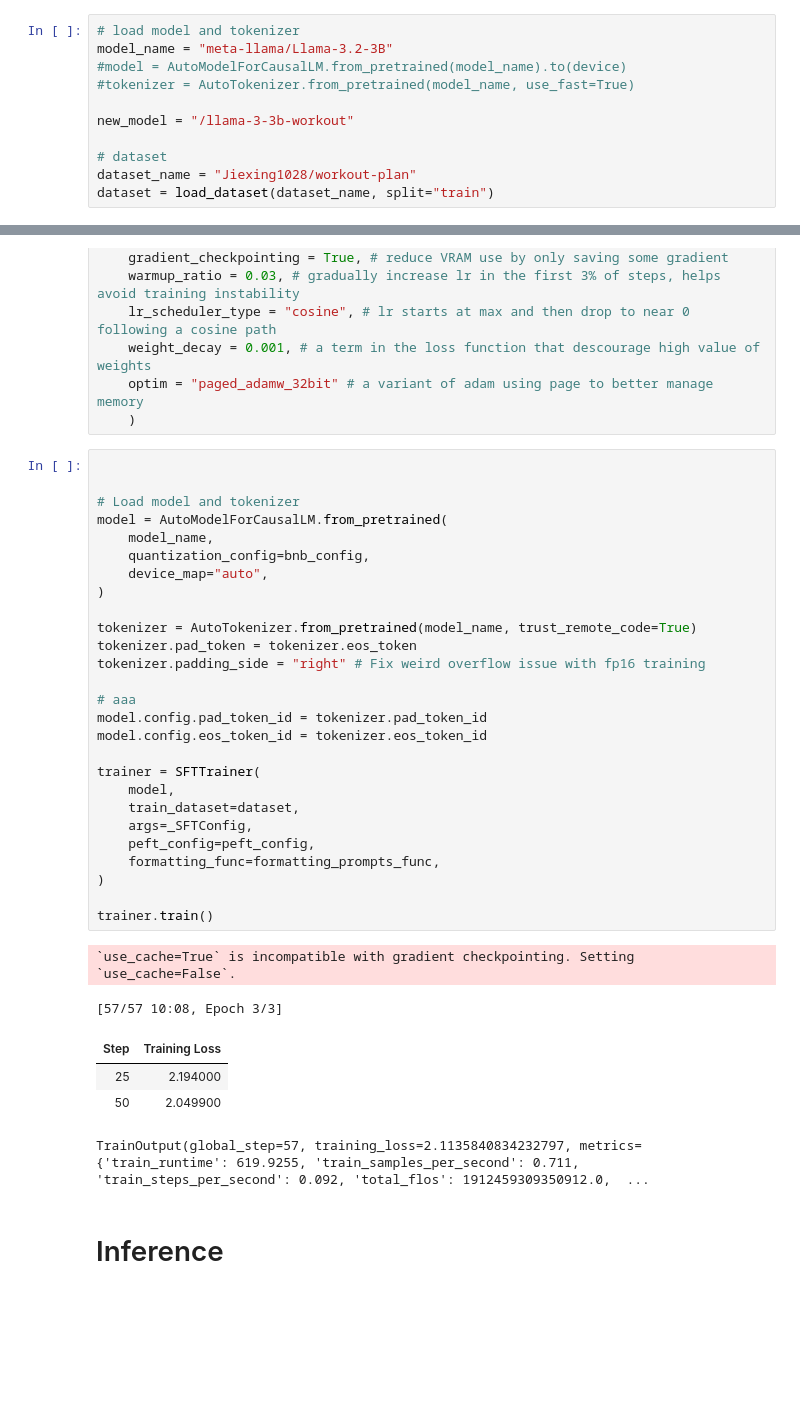
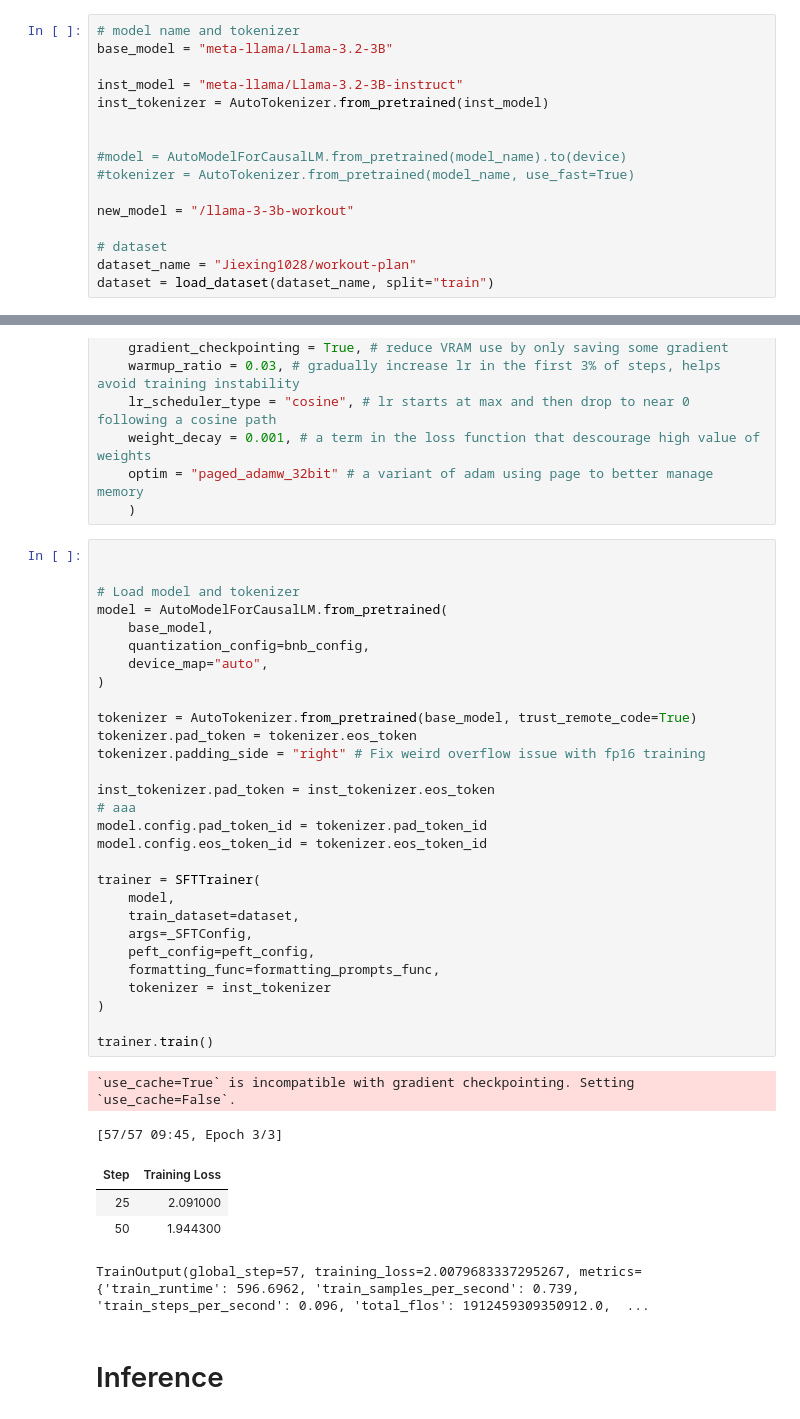
Before and after one commit to 1028Luo/LLAMA_Finetune_Workout, a Jupyter notebook: finetune_LLAMA.ipynb, the cells around one changed output, grey strips where cells are left out. Cells and saved outputs as stored; diff of their text form; blank space fills up the shorter version.

```diff
--- a/finetune_LLAMA.ipynb
+++ b/finetune_LLAMA.ipynb
@@ -47,8 +47,13 @@ Requirement already satisfied: numba in /usr/local/lib/python3.11/dist-packages
 Requirement already satisfied: llvmlite<0.44,>=0.43.0dev0 in /usr/local/lib/python3.11/dist-packages (from numba) (0.43.0)
 Requirement already satisfied: numpy<2.1,>=1.22 in /usr/local/lib/python3.11/dist-packages (from numba) (1.26.4)
 # %%
-# load model and tokenizer
-model_name = "meta-llama/Llama-3.2-3B"
+# model name and tokenizer
+base_model = "meta-llama/Llama-3.2-3B"
+
+inst_model = "meta-llama/Llama-3.2-3B-instruct"
+inst_tokenizer = AutoTokenizer.from_pretrained(inst_model)
+
+
 #model = AutoModelForCausalLM.from_pretrained(model_name).to(device)
 #tokenizer = AutoTokenizer.from_pretrained(model_name, use_fast=True)
 
@@ -152,37 +157,39 @@ _SFTConfig = SFTConfig(
 # %%
 
 
 # Load model and tokenizer
 model = AutoModelForCausalLM.from_pretrained(
-    model_name,
+    base_model,
     quantization_config=bnb_config,
     device_map="auto",
 )
 
-tokenizer = AutoTokenizer.from_pretrained(model_name, trust_remote_code=True)
+tokenizer = AutoTokenizer.from_pretrained(base_model, trust_remote_code=True)
 tokenizer.pad_token = tokenizer.eos_token
 tokenizer.padding_side = "right" # Fix weird overflow issue with fp16 training
 
+inst_tokenizer.pad_token = inst_tokenizer.eos_token
 # aaa
 model.config.pad_token_id = tokenizer.pad_token_id
 model.config.eos_token_id = tokenizer.eos_token_id
 
 trainer = SFTTrainer(
     model,
     train_dataset=dataset,
     args=_SFTConfig,
     peft_config=peft_config,
     formatting_func=formatting_prompts_func,
+    tokenizer = inst_tokenizer
 )
 
 trainer.train()
 # %% [output]
 `use_cache=True` is incompatible with gradient checkpointing. Setting `use_cache=False`.
-[57/57 10:08, Epoch 3/3]
+[57/57 09:45, Epoch 3/3]
 | Step | Training Loss |
-| 25 | 2.194000 |
-| 50 | 2.049900 |
+| 25 | 2.091000 |
+| 50 | 1.944300 |
-TrainOutput(global_step=57, training_loss=2.1135840834232797, metrics={'train_runtime': 619.9255, 'train_samples_per_second': 0.711, 'train_steps_per_second': 0.092, 'total_flos': 1912459309350912.0,  ...
+TrainOutput(global_step=57, training_loss=2.0079683337295267, metrics={'train_runtime': 596.6962, 'train_samples_per_second': 0.739, 'train_steps_per_second': 0.096, 'total_flos': 1912459309350912.0,  ...
 # %% [markdown]
 # Inference
 # %%
```
Also changed, not shown: parts of 4 cells of this notebook.
